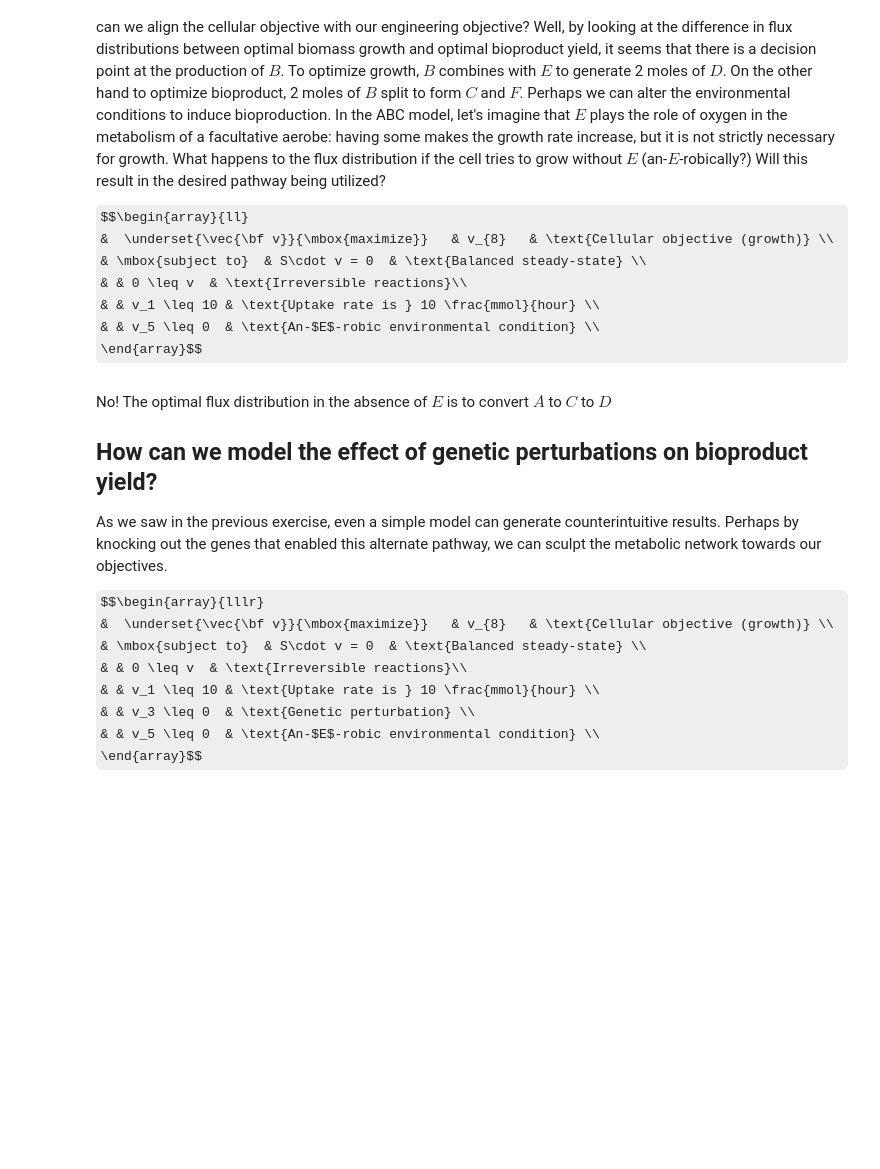
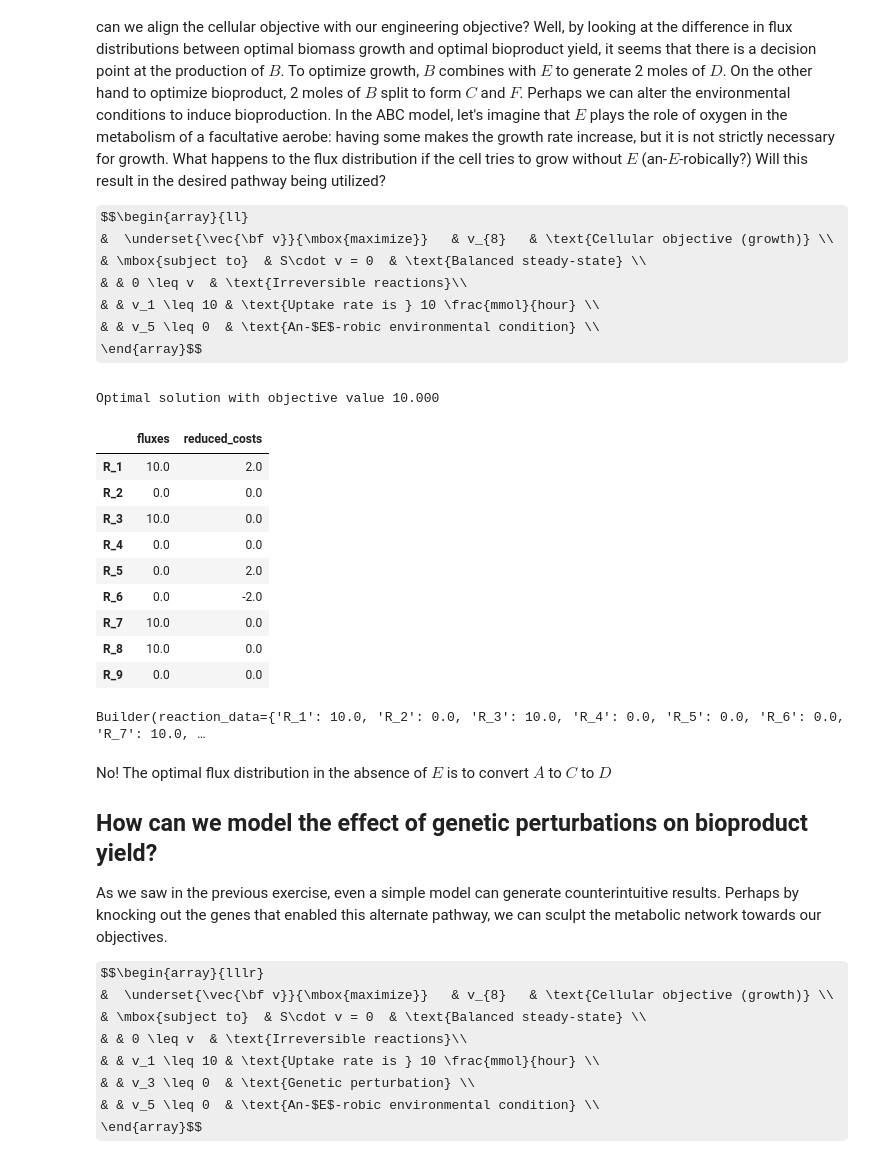
Before and after one commit to AgileBioFoundry/2019-05.09-cell-factory-design-abf-meeting, a Jupyter notebook: 01-Intro-to-FBA.ipynb, the cells around one changed output. Saved outputs shown, nothing was run; the diff lists cells and outputs as text; code cells hidden in the pictures; some formulas as TeX source; blank space fills up the shorter version.

```diff
--- a/01-Intro-to-FBA.ipynb
+++ b/01-Intro-to-FBA.ipynb
@@ -234,19 +273,32 @@ $$\begin{array}{ll}
 # %%
 abc_model = cobra.io.load_json_model('ABC/ABC_model.json')  # Stoichiometric matrix loaded
 abc_model.objective = R_8                                   # Cellular objective (growth)
 for rxn in abc_model.reactions:
     rxn.lower_bound = 0                                     # Irreversible reactions
 abc_model.reactions.R_1.upper_bound = 10                    # Uptake rate is 10 mmol/hour
 abc_model.reactions.R_5.upper_bound = 0                     # An-E-robic environmental condition
 
 environment_solution = abc_model.optimize()                 # Effect of altering environment on bioproduct yield
 display(environment_solution)
 
 escher.Builder( map_json       ='ABC/ABC_map.json',
                 model          = abc_model,
                 reaction_data  = environment_solution.fluxes.to_dict(),
                 reaction_scale = reaction_scale,
-              ).display_in_notebook()
+              )
+# %% [output]
+Optimal solution with objective value 10.000
+|  | fluxes | reduced_costs |
+| R_1 | 10.0 | 2.0 |
+| R_2 | 0.0 | 0.0 |
+| R_3 | 10.0 | 0.0 |
+| R_4 | 0.0 | 0.0 |
+| R_5 | 0.0 | 2.0 |
+| R_6 | 0.0 | -2.0 |
+| R_7 | 10.0 | 0.0 |
+| R_8 | 10.0 | 0.0 |
+| R_9 | 0.0 | 0.0 |
+Builder(reaction_data={'R_1': 10.0, 'R_2': 0.0, 'R_3': 10.0, 'R_4': 0.0, 'R_5': 0.0, 'R_6': 0.0, 'R_7': 10.0, …
 # %% [markdown]
 No! The optimal flux distribution in the absence of $E$ is to convert $A$ to $C$ to $D$
 
```
Also changed, not shown: parts of 10 cells of this notebook, 2 other files.
